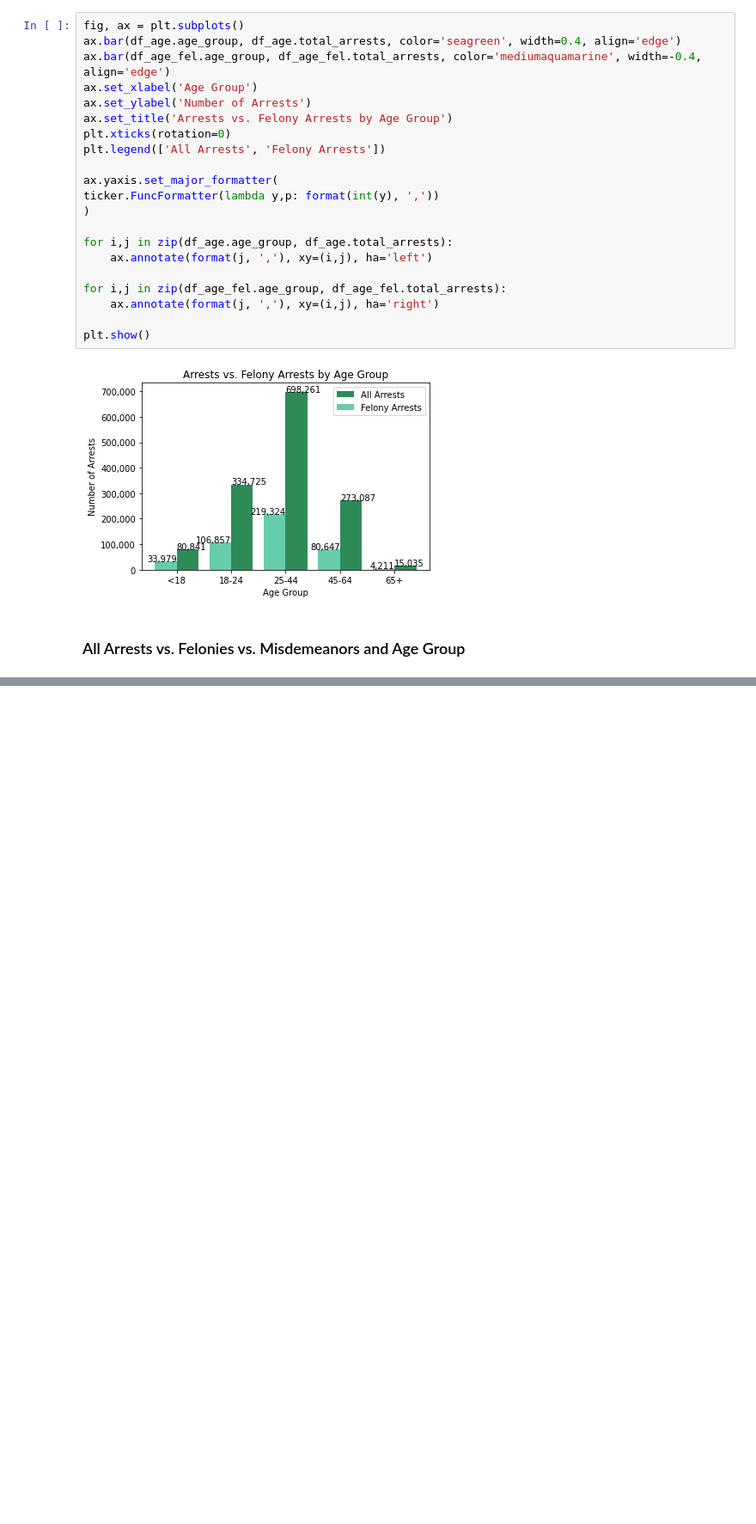
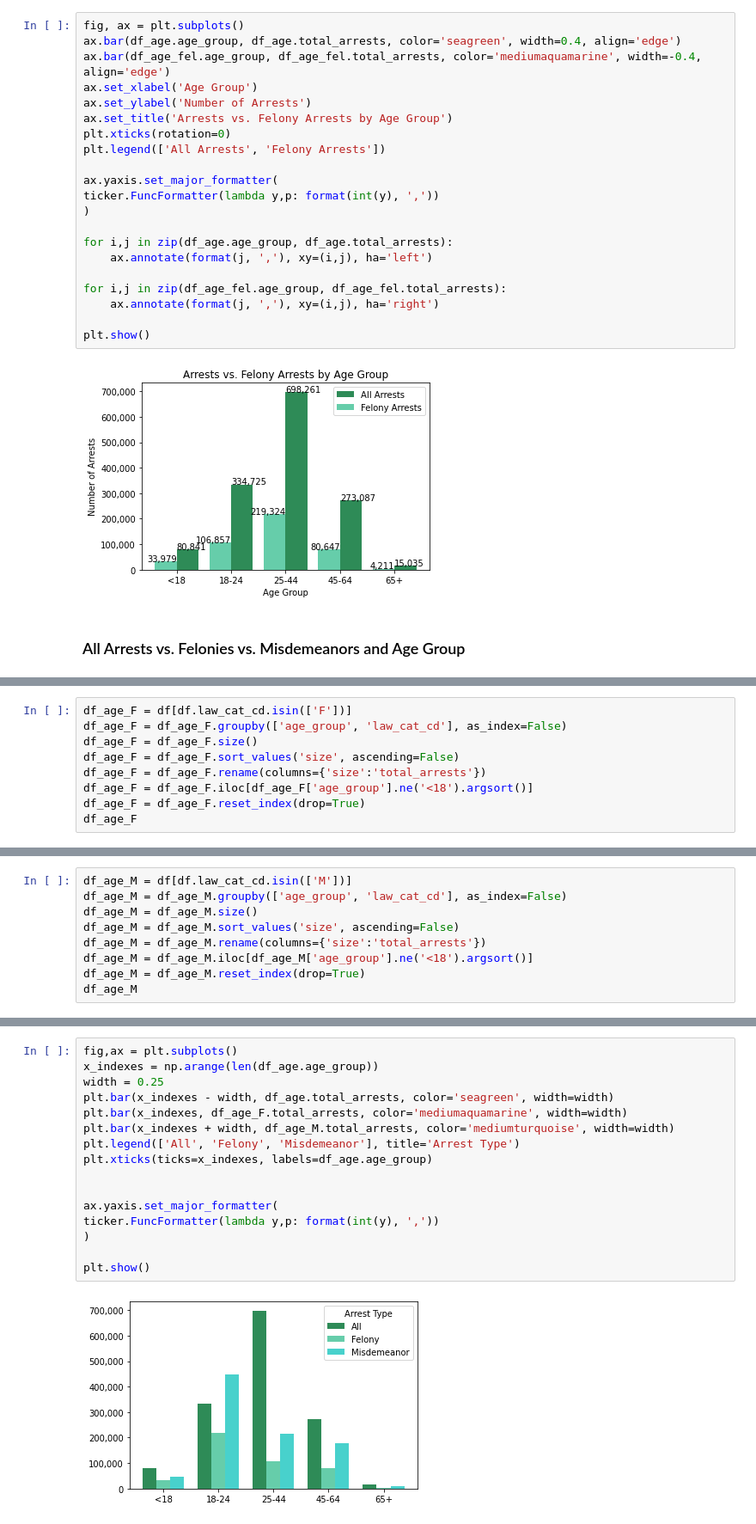
Before and after one commit to AmitSamra/NYC_Crime, a Jupyter notebook: nyc_crime_python.ipynb, the cells around one changed output, grey strips where cells are left out. Shown at 86% size. Saved outputs shown, nothing was run; the diff lists cells and outputs as text; blank space fills up the shorter version.

Commit message:
Added All Felony Misdemeanor Arrets df and plot

```diff
--- a/nyc_crime_python.ipynb
+++ b/nyc_crime_python.ipynb
@@ -846,0 +804,9 @@ len(df_test1.age_group)
+# %%
+df_age_F = df[df.law_cat_cd.isin(['F'])]
+df_age_F = df_age_F.groupby(['age_group', 'law_cat_cd'], as_index=False)
+df_age_F = df_age_F.size()
+df_age_F = df_age_F.sort_values('size', ascending=False)
+df_age_F = df_age_F.rename(columns={'size':'total_arrests'})
+df_age_F = df_age_F.iloc[df_age_F['age_group'].ne('<18').argsort()]
+df_age_F = df_age_F.reset_index(drop=True)
+df_age_F
@@ -846,0 +820,9 @@ len(df_test1.age_group)
+# %%
+df_age_M = df[df.law_cat_cd.isin(['M'])]
+df_age_M = df_age_M.groupby(['age_group', 'law_cat_cd'], as_index=False)
+df_age_M = df_age_M.size()
+df_age_M = df_age_M.sort_values('size', ascending=False)
+df_age_M = df_age_M.rename(columns={'size':'total_arrests'})
+df_age_M = df_age_M.iloc[df_age_M['age_group'].ne('<18').argsort()]
+df_age_M = df_age_M.reset_index(drop=True)
+df_age_M
@@ -846,0 +836,18 @@ len(df_test1.age_group)
+# %%
+fig,ax = plt.subplots()
+x_indexes = np.arange(len(df_age.age_group))
+width = 0.25
+plt.bar(x_indexes - width, df_age.total_arrests, color='seagreen', width=width)
+plt.bar(x_indexes, df_age_F.total_arrests, color='mediumaquamarine', width=width)
+plt.bar(x_indexes + width, df_age_M.total_arrests, color='mediumturquoise', width=width)
+plt.legend(['All', 'Felony', 'Misdemeanor'], title='Arrest Type')
+plt.xticks(ticks=x_indexes, labels=df_age.age_group)
+
+
+ax.yaxis.set_major_formatter(
+ticker.FuncFormatter(lambda y,p: format(int(y), ','))
+)
+
+plt.show()
+# %% [output]
+[figure, added]
```
Also changed, not shown: parts of 4 cells of this notebook.
